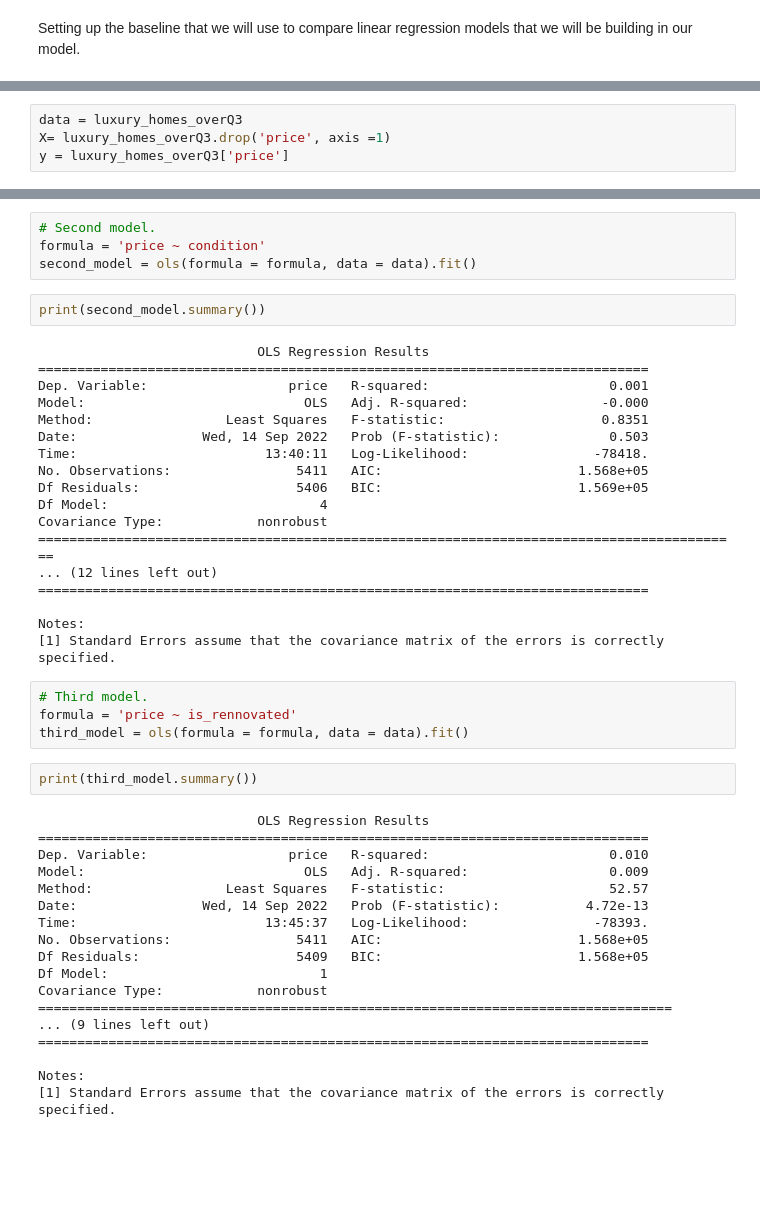
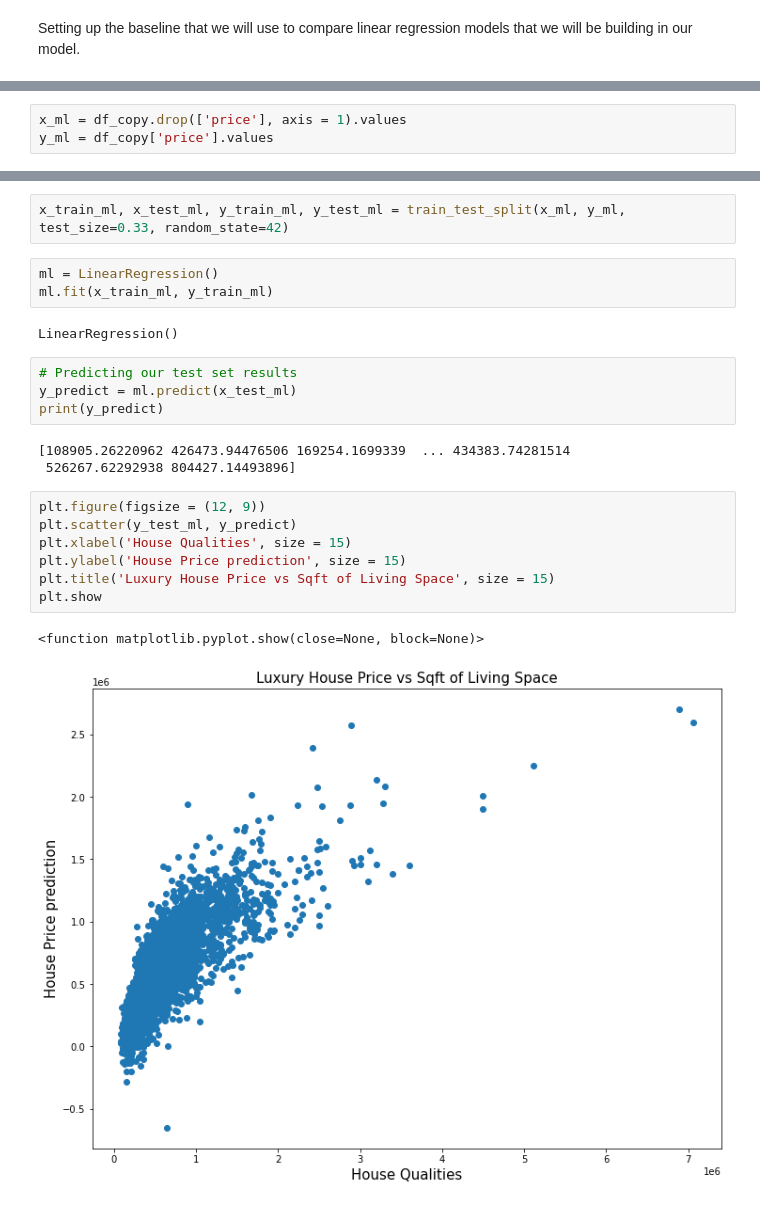
Before and after one commit to henryshin15/king_county_real_estate, a Jupyter notebook: kings_county_project.ipynb, the cells around one changed output, grey strips where cells are left out. Cells and saved outputs as stored; diff of their text form; blank space fills up the shorter version.

```diff
--- a/kings_county_project.ipynb
+++ b/kings_county_project.ipynb
@@ -260,4 +359,3 @@ baseline_mean
 # %%
-data = luxury_homes_overQ3
-X= luxury_homes_overQ3.drop('price', axis =1)
-y = luxury_homes_overQ3['price']
+x_ml = df_copy.drop(['price'], axis = 1).values
+y_ml = df_copy['price'].values
@@ -287,48 +362,24 @@ Notes:
-# %%
-# Second model.
-formula = 'price ~ condition'
-second_model = ols(formula = formula, data = data).fit()
-# %%
-print(second_model.summary())
-# %% [output]
-                            OLS Regression Results
-==============================================================================
-Dep. Variable:                  price   R-squared:                       0.001
-Model:                            OLS   Adj. R-squared:                 -0.000
-Method:                 Least Squares   F-statistic:                    0.8351
-Date:                Wed, 14 Sep 2022   Prob (F-statistic):              0.503
-Time:                        13:40:11   Log-Likelihood:                -78418.
-No. Observations:                5411   AIC:                         1.568e+05
-Df Residuals:                    5406   BIC:                         1.569e+05
-Df Model:                           4
-Covariance Type:            nonrobust
-==========================================================================================
-... (12 lines left out)
-==============================================================================
-
-Notes:
-[1] Standard Errors assume that the covariance matrix of the errors is correctly specified.
-# %%
-# Third model.
-formula = 'price ~ is_rennovated'
-third_model = ols(formula = formula, data = data).fit()
-# %%
-print(third_model.summary())
-# %% [output]
-                            OLS Regression Results
-==============================================================================
-Dep. Variable:                  price   R-squared:                       0.010
-Model:                            OLS   Adj. R-squared:                  0.009
-Method:                 Least Squares   F-statistic:                     52.57
-Date:                Wed, 14 Sep 2022   Prob (F-statistic):           4.72e-13
-Time:                        13:45:37   Log-Likelihood:                -78393.
-No. Observations:                5411   AIC:                         1.568e+05
-Df Residuals:                    5409   BIC:                         1.568e+05
-Df Model:                           1
-Covariance Type:            nonrobust
-=================================================================================
-... (9 lines left out)
-==============================================================================
-
-Notes:
-[1] Standard Errors assume that the covariance matrix of the errors is correctly specified.
+# %%
+x_train_ml, x_test_ml, y_train_ml, y_test_ml = train_test_split(x_ml, y_ml, test_size=0.33, random_state=42)
+# %%
+ml = LinearRegression()
+ml.fit(x_train_ml, y_train_ml)
+# %% [output]
+LinearRegression()
+# %%
+# Predicting our test set results
+y_predict = ml.predict(x_test_ml)
+print(y_predict)
+# %% [output]
+[108905.26220962 426473.94476506 169254.1699339  ... 434383.74281514
+ 526267.62292938 804427.14493896]
+# %%
+plt.figure(figsize = (12, 9))
+plt.scatter(y_test_ml, y_predict)
+plt.xlabel('House Qualities', size = 15)
+plt.ylabel('House Price prediction', size = 15)
+plt.title('Luxury House Price vs Sqft of Living Space', size = 15)
+plt.show
+# %% [output]
+<function matplotlib.pyplot.show(close=None, block=None)>
+[figure, added]
```
Also changed, not shown: parts of 24 cells of this notebook.
